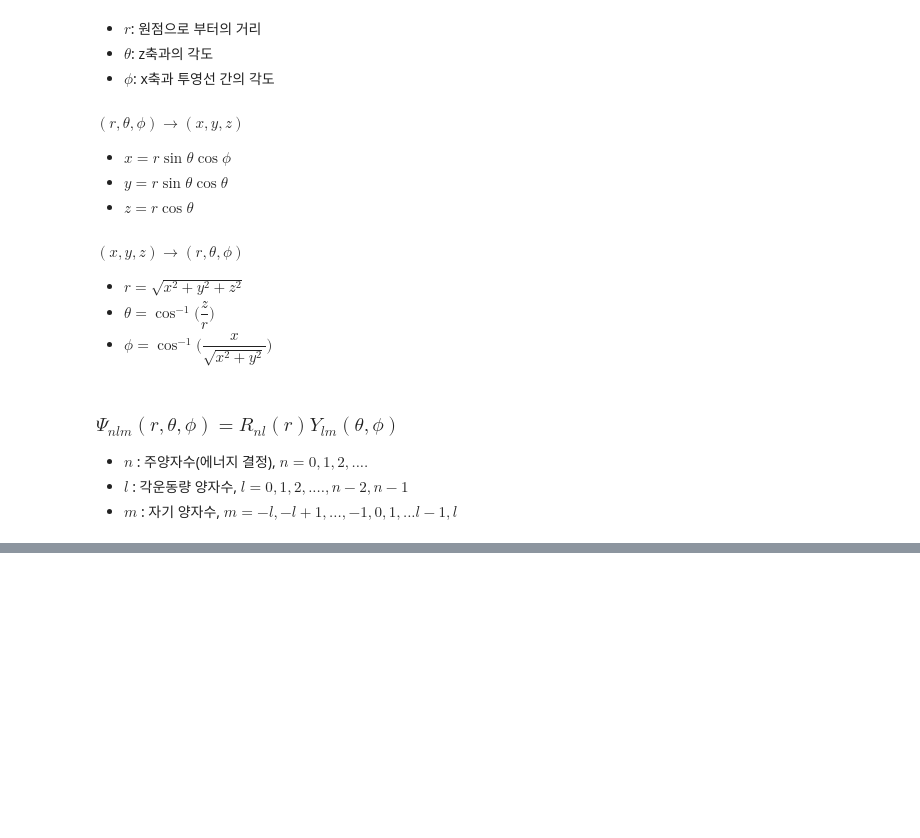
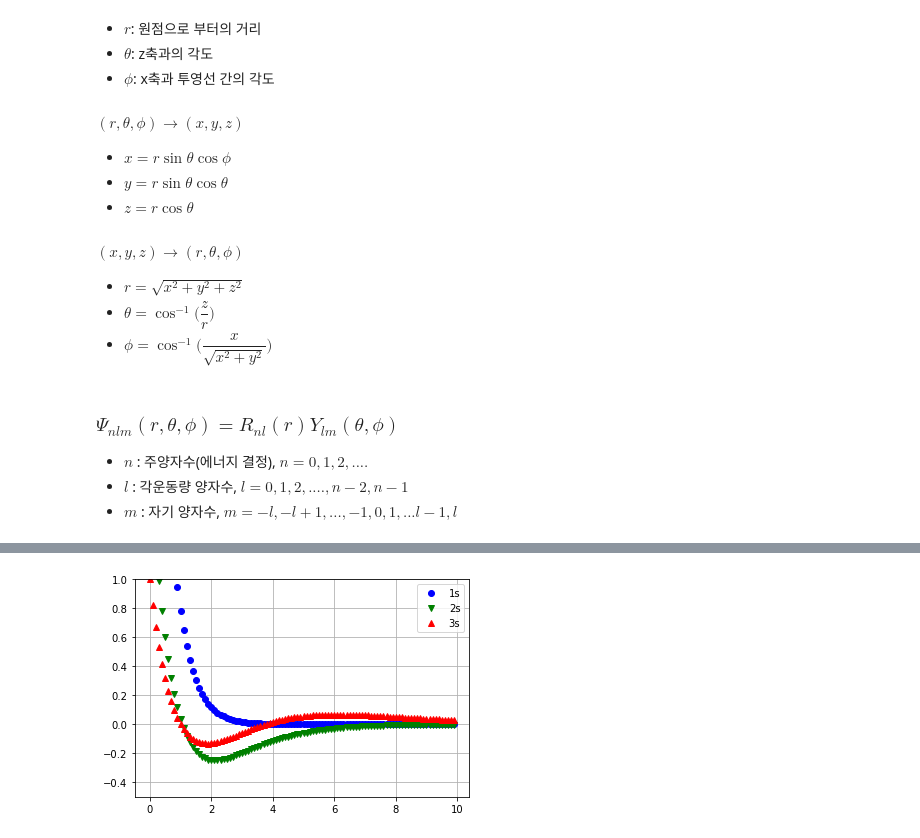
Before and after one commit to BrainNim/Study, a Jupyter notebook: K-MOOC/코딩으로 배우는 일반화학/week_9.ipynb, the cells around one changed output, grey strips where cells are left out. Saved outputs shown, nothing was run; the diff lists cells and outputs as text; code cells hidden in the pictures; blank space fills up the shorter version.

```diff
--- a/K-MOOC/코딩으로 배우는 일반화학/week_9.ipynb
+++ b/K-MOOC/코딩으로 배우는 일반화학/week_9.ipynb
@@ -48,0 +67,25 @@
+# %%
+import numpy as np
+import matplotlib.pyplot as plt
+
+r = np.arange(0,10,0.1)
+a0 = 0.529 # in A
+
+R1s = 1/a0**1.5 * 2 * np.exp(-r/a0)
+R2s = 1/a0**1.5 * 1/2/2**0.5 * (2-r/a0)  * np.exp(-r/a0/2)
+R3s = 1/a0**1.5 * 2/81/3**0.5 * (27-18*r/a0+2*(r/a0)**2) * np.exp(-r/a0/3)
+R2p = 1/a0**1.5 * 1/2/6**0.5 * r/a0  * np.exp(-r/a0/3)
+R3p = 1/a0**1.5 * 4/81/6**0.5 *(6*r/a0 - (r/a0)**2) * np.exp(-r/a0/3)
+R3d = 1/a0**1.5 * 4/81/30**0.5 *((r/a0)**2) * np.exp(-r/a0/3)
+
+plt.plot(r,R1s,'bo',label='1s')
+plt.plot(r,R2s,'gv',label='2s')
+plt.plot(r,R3s,'r^',label='3s')
+
+plt.ylim(-0.5, 1)
+plt.grid()
+
+plt.legend()
+plt.show()
+# %% [output]
+[figure, added]
```
Also changed, not shown: parts of 11 cells of this notebook.
